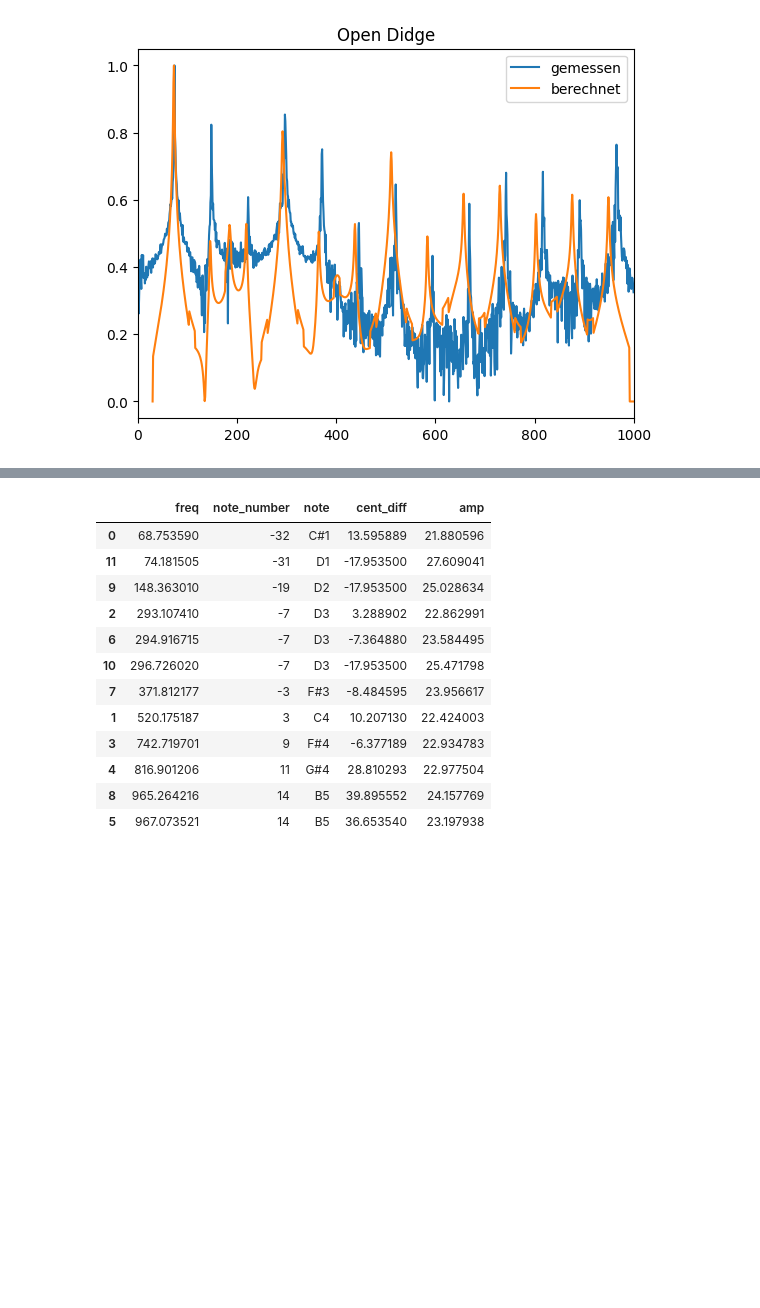
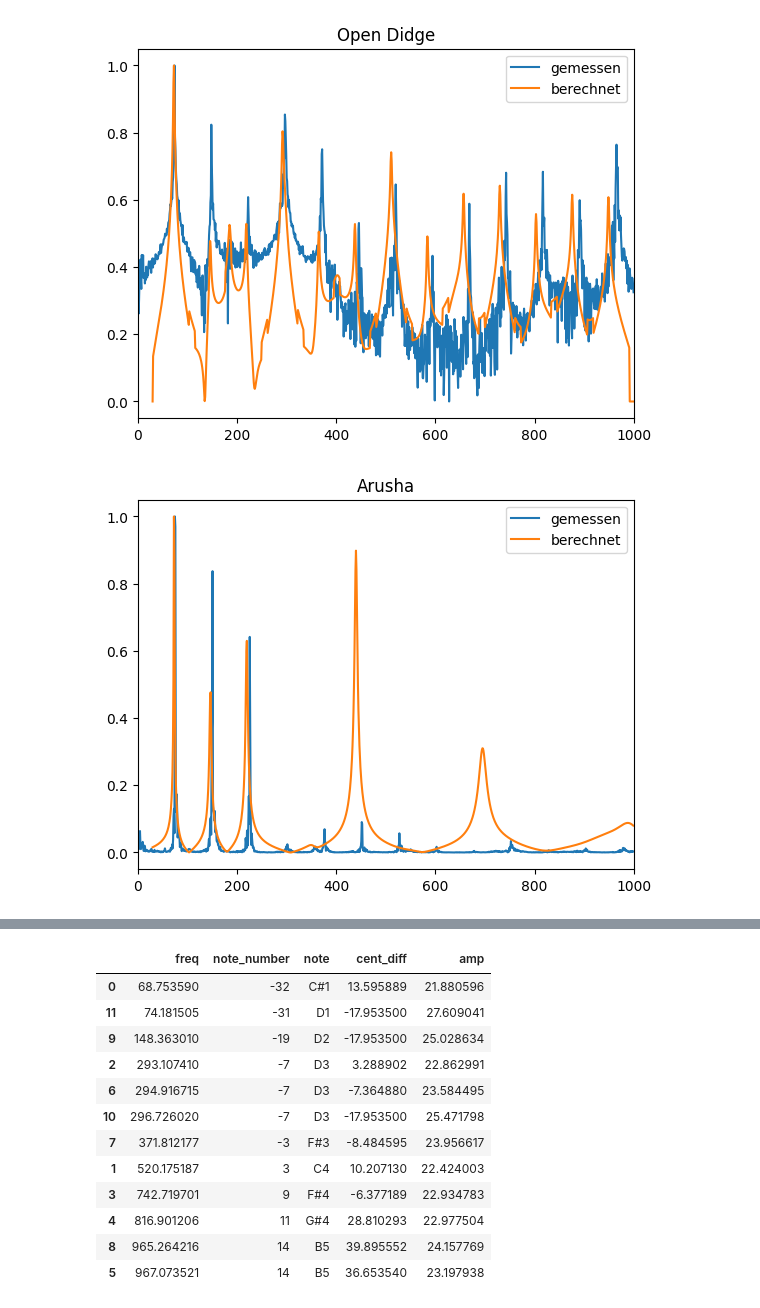
Before and after one commit to jnehring/didge-lab, a Jupyter notebook: src/experiments/fft-analysis/analyze_database.ipynb, the cells around one changed output, grey strips where cells are left out. Drawn from its saved outputs; the diff is of its cells as text; code cells hidden in the pictures; blank space fills up the shorter version.

Commit message:
start working on didge archive and evaluation

```diff
--- a/src/experiments/fft-analysis/analyze_database.ipynb
+++ b/src/experiments/fft-analysis/analyze_database.ipynb
@@ -100,3 +100,44 @@ geo = [[0,32], [800,32], [900,38], [970,42], [1050, 40], [1180, 48], [1350, 60],
 plot_fft_and_cadsd(infile, geo, title="Open Didge", size=-1)
 # %% [output]
 [figure]
+# %%
+import json
+
+archive_path_json = "../../../../didge-archive/didge-archive.json"
+archive_path = os.path.dirname(archive_path_json)
+archive = json.load(open(archive_path_json, "r"))
+
+didge = archive[1]
+geo = json.load(open(os.path.join(archive_path, didge["geometry"]), "r"))
+sound_file = os.path.join(archive_path, didge["audio-samples"]["neutral-sound"])
+
+def impedance_comparison(sound_file, geo, title=None):
+
+    geo = Geo(geo)
+    cadsd = geo.get_cadsd()
+
+    impedance_spektrum = cadsd.get_impedance_spektrum()
+
+    impedance_freqs = impedance_spektrum.freq
+    impedance_amps = impedance_spektrum.impedance
+
+    impedance_amps -= impedance_amps.min()
+    impedance_amps /= impedance_amps.max()
+
+    freq, fft_spectrum_abs = do_fft(sound_file)
+    fft_spectrum_abs -= fft_spectrum_abs.min()
+    fft_spectrum_abs /= fft_spectrum_abs.max()
+
+    plt.plot(freq, fft_spectrum_abs, label="gemessen")
+    plt.plot(impedance_freqs, impedance_amps, label="berechnet")
+
+    if title is not None:
+        plt.title(title)
+    plt.ylabel("")
+    plt.xlim(0,1000)
+    plt.legend()
+
+
+impedance_comparison(sound_file, geo, title=didge["name"])
+# %% [output]
+[figure, added]
```
Also changed, not shown: parts of 2 cells of this notebook, 7 other files.
